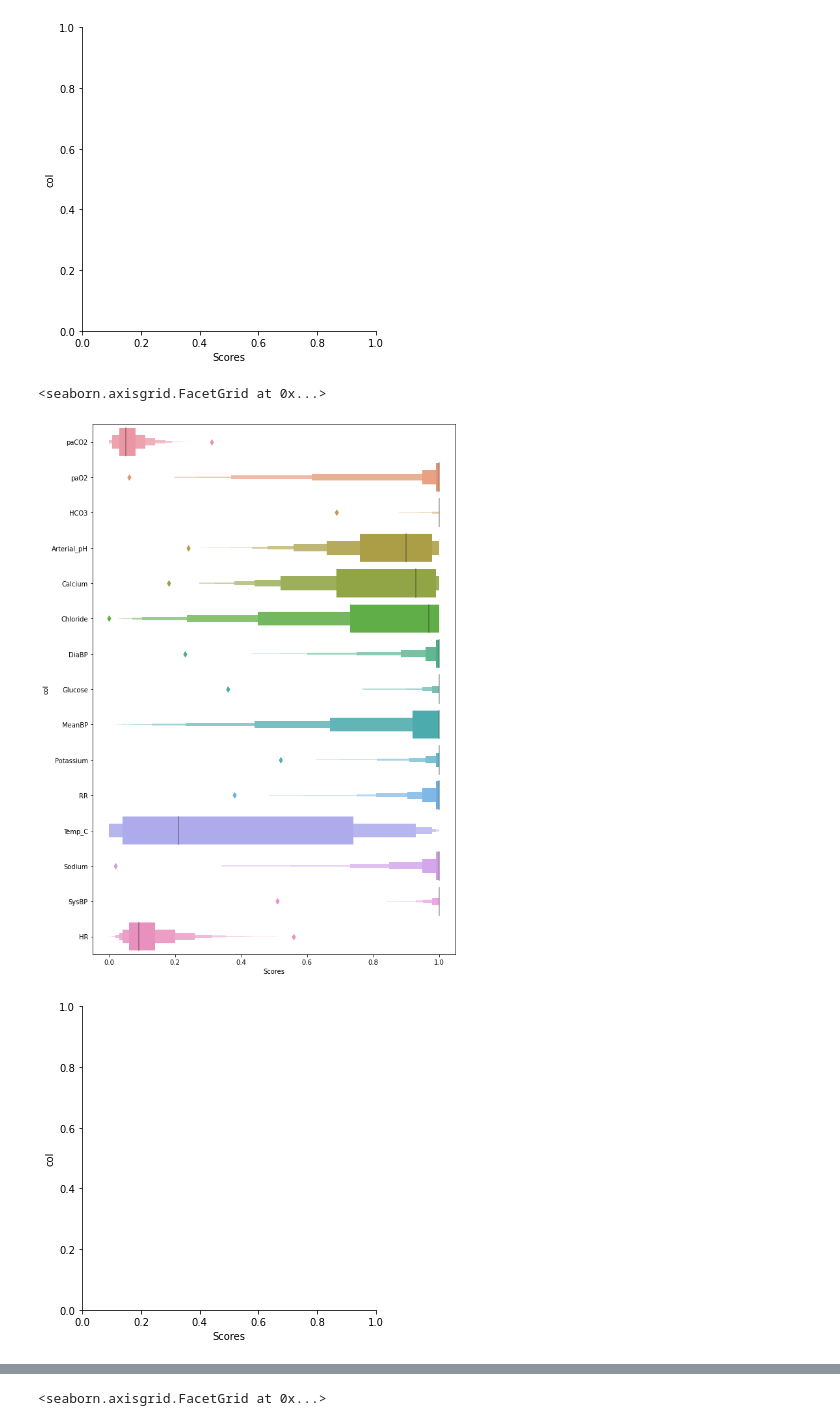
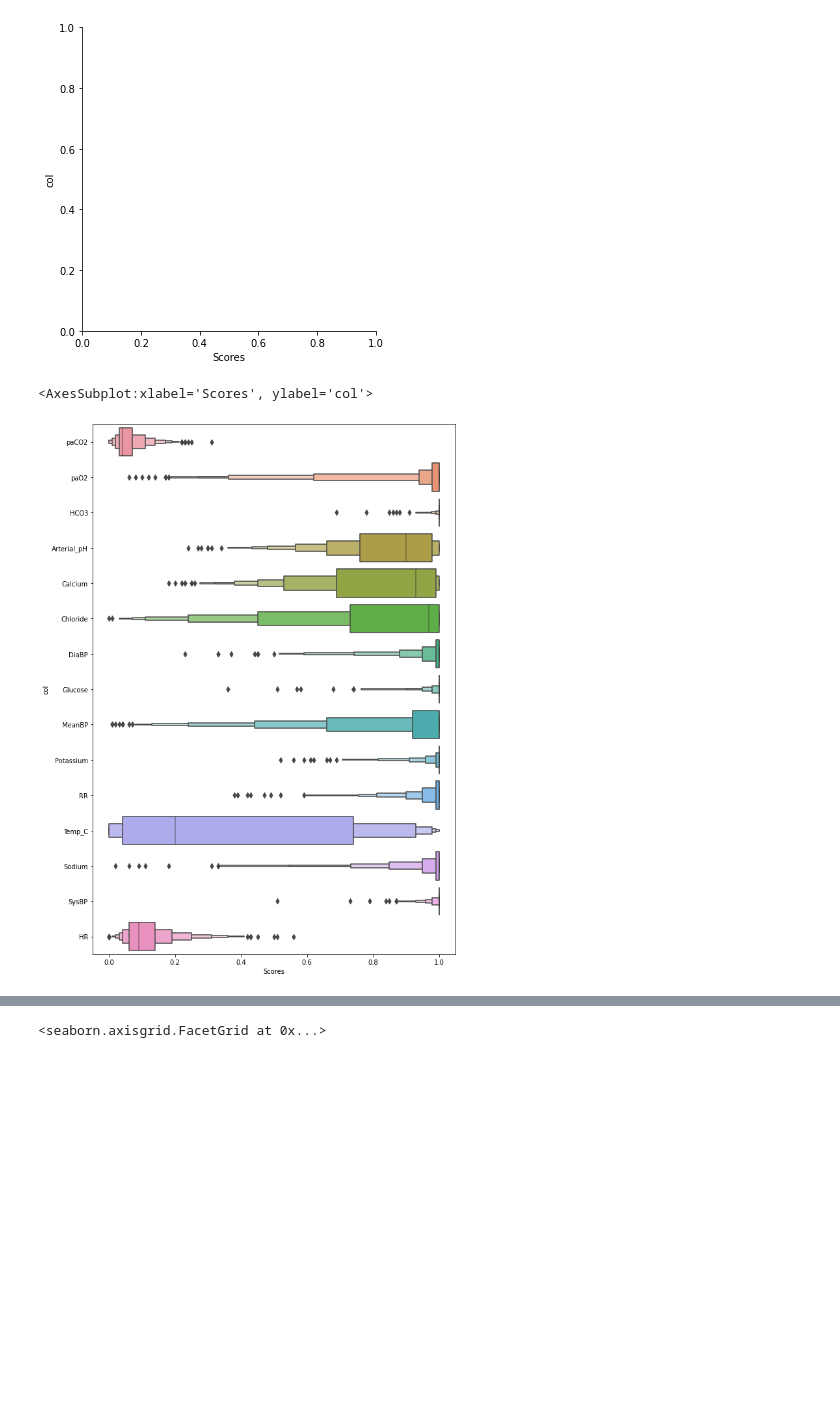
Before and after one commit to faaizT/CausalTwinAssessment, a Jupyter notebook: Manski bounds analysis (updated).ipynb, the cells around one changed output, grey strips where cells are left out. Saved outputs shown, nothing was run; the diff lists cells and outputs as text; code cells hidden in the pictures; blank space fills up the shorter version.

```diff
--- a/Manski bounds analysis (updated).ipynb
+++ b/Manski bounds analysis (updated).ipynb
@@ -480,8 +513,7 @@ for col_name in tqdm(cols):
 # %%
 import seaborn as sns
 fig, axs = plt.subplots(1, figsize=(10,15))
-sns.catplot(x='Scores',y='col', data=scores, ax=axs, kind="boxen")
+sns.boxenplot(x='Scores',y='col', data=scores, ax=axs)
 # %% [output]
-<seaborn.axisgrid.FacetGrid at 0x...>
+<AxesSubplot:xlabel='Scores', ylabel='col'>
-[figure, old version]
+[figure, new version]
-[figure, removed]
```
Also changed, not shown: parts of 7 cells of this notebook, 5 other files.
